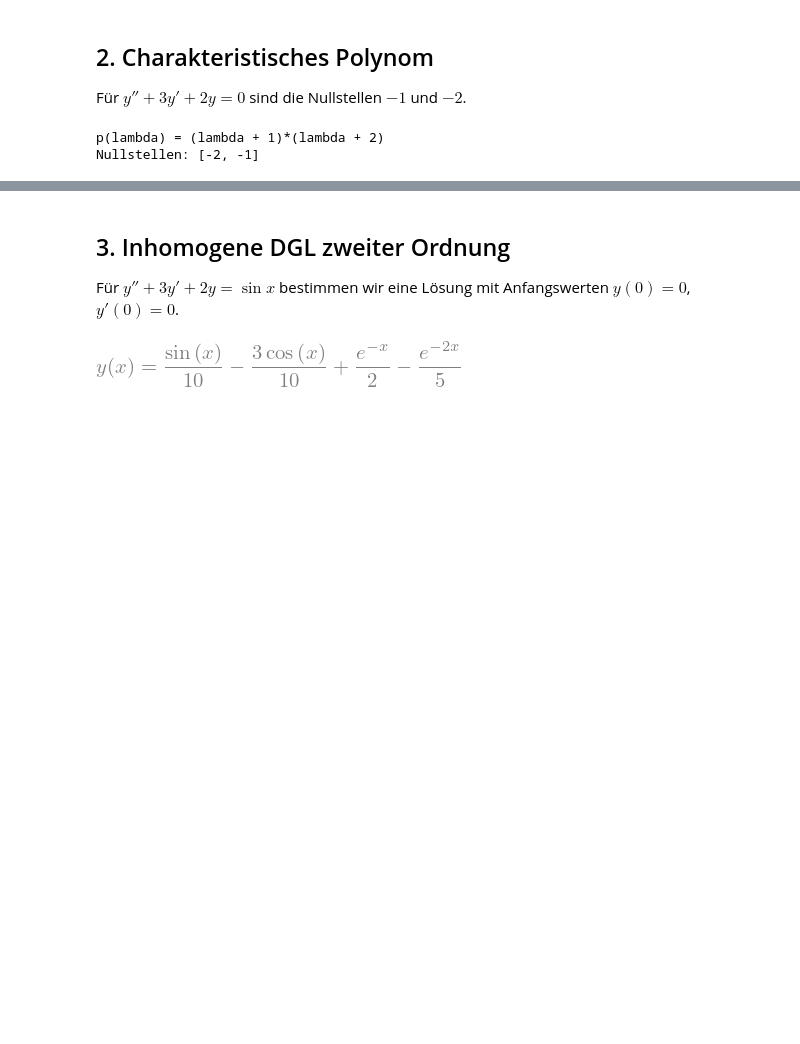
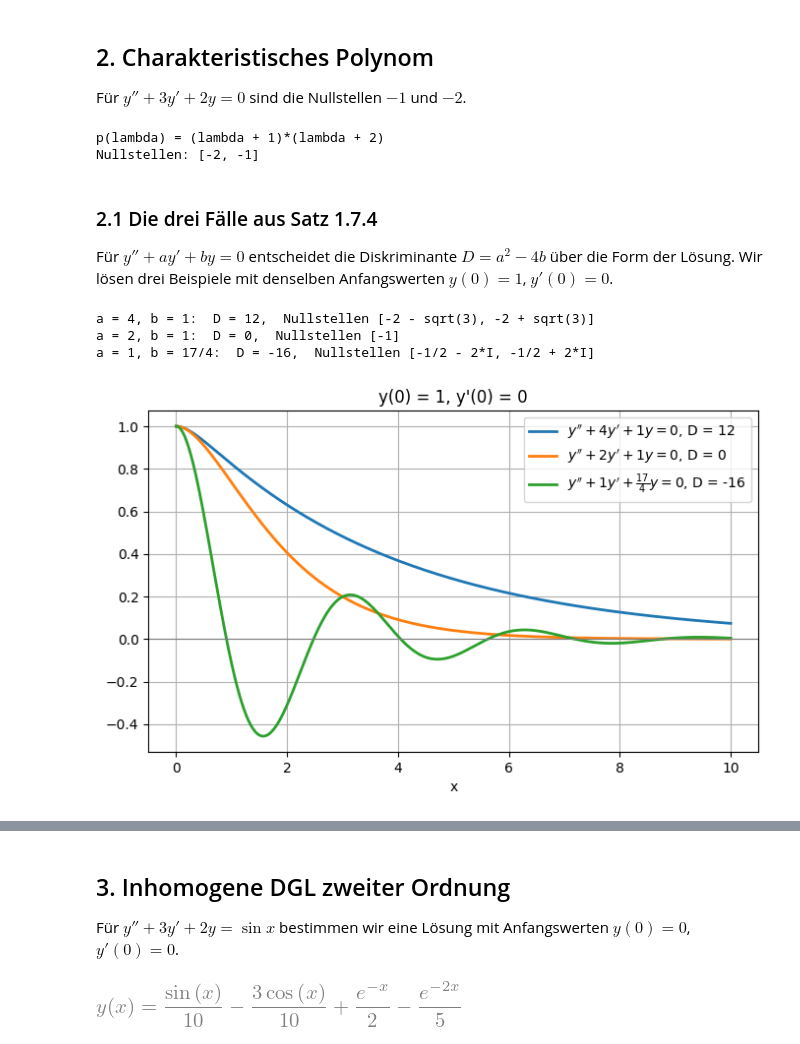
Before and after one commit to karkessler/dhbw-mathe3, a Jupyter notebook: notebooks/differentialgleichungen/02_lineare_dgl_resonanz_euler.ipynb, the cells around one changed output, grey strips where cells are left out. Cells and saved outputs as stored; diff of their text form; code cells hidden in the pictures; blank space fills up the shorter version.

```diff
--- a/notebooks/differentialgleichungen/02_lineare_dgl_resonanz_euler.ipynb
+++ b/notebooks/differentialgleichungen/02_lineare_dgl_resonanz_euler.ipynb
@@ -43,3 +66,25 @@ assert sp.simplify(sp.diff(y_h,x,2)+3*sp.diff(y_h,x)+2*y_h) == 0
 # %% [output]
 p(lambda) = (lambda + 1)*(lambda + 2)
 Nullstellen: [-2, -1]
+# %% [markdown]
+### 2.1 Die drei Fälle aus Satz 1.7.4
+
+Für $y''+ay'+by=0$ entscheidet die Diskriminante $D=a^2-4b$ über die Form der Lösung. Wir lösen drei Beispiele mit denselben Anfangswerten $y(0)=1$, $y'(0)=0$.
+# %%
+beispiele = [(4, 1), (2, 1), (1, sp.Rational(17, 4))]
+grid = np.linspace(0, 10, 500)
+for a, b in beispiele:
+    D = a**2 - 4*b
+    gl = sp.Eq(sp.diff(yfun(x), x, 2) + a*sp.diff(yfun(x), x) + b*yfun(x), 0)
+    loes = sp.dsolve(gl, ics={yfun(0): 1, sp.diff(yfun(x), x).subs(x, 0): 0})
+    nst = sp.solve(lam**2 + a*lam + b, lam)
+    print(f'a = {a}, b = {b}:  D = {D},  Nullstellen {nst}')
+    plt.plot(grid, sp.lambdify(x, loes.rhs, 'numpy')(grid), linewidth=2,
+             label=f"$y''+{a}y'+{sp.latex(b)}y=0$, D = {D}")
+plt.axhline(0, color='gray', linewidth=0.8)
+plt.xlabel('x'); plt.legend(); plt.title("y(0) = 1, y'(0) = 0"); plt.show()
+# %% [output]
+a = 4, b = 1:  D = 12,  Nullstellen [-2 - sqrt(3), -2 + sqrt(3)]
+a = 2, b = 1:  D = 0,  Nullstellen [-1]
+a = 1, b = 17/4:  D = -16,  Nullstellen [-1/2 - 2*I, -1/2 + 2*I]
+[figure, added]
```
Also changed, not shown: parts of 19 cells of this notebook, 3 other files.
